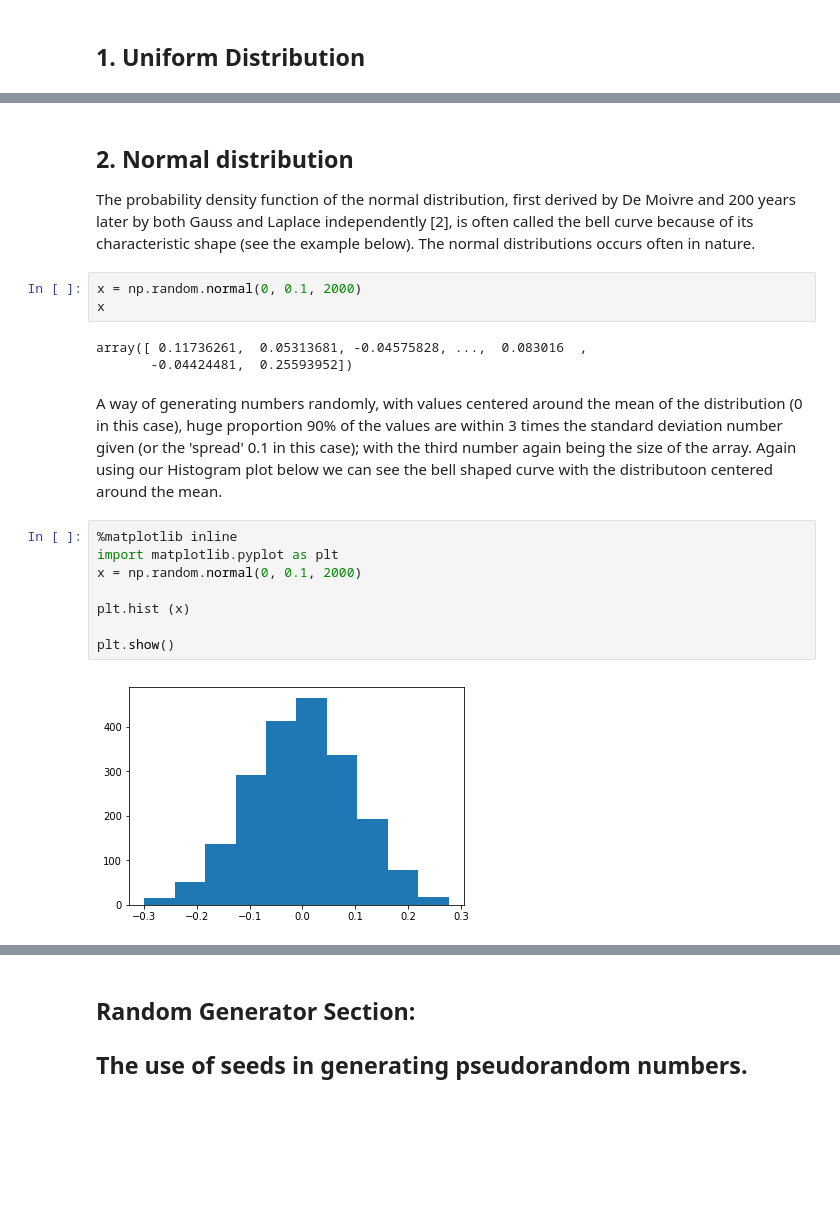
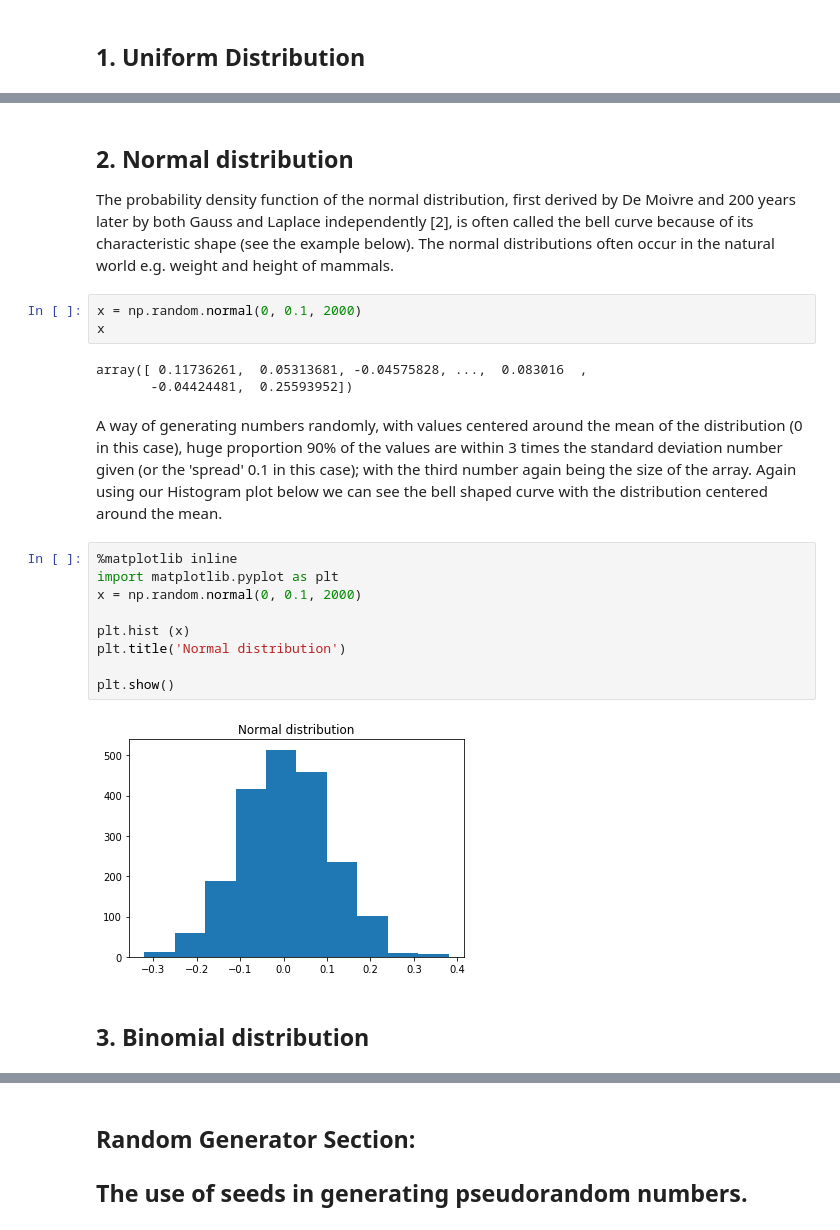
Before and after one commit to JulianConneely/Programming-for-Data-Analysis-Practical-Assignment, a Jupyter notebook: Numpy.Random package Analysis.ipynb, the cells around one changed output, grey strips where cells are left out. Cells and saved outputs as stored; diff of their text form; blank space fills up the shorter version.

Commit message:
added Binomial Distribution

```diff
--- a/Numpy.Random package Analysis.ipynb
+++ b/Numpy.Random package Analysis.ipynb
@@ -228,6 +228,6 @@ plt.show()
 # %% [markdown]
 ## 2. Normal distribution
-The probability density function of the normal distribution, first derived by De Moivre and 200 years later by both Gauss and Laplace independently [2], is often called the bell curve because of its characteristic shape (see the example below). The normal distributions occurs often in nature.
+The probability density function of the normal distribution, first derived by De Moivre and 200 years later by both Gauss and Laplace independently [2], is often called the bell curve because of its characteristic shape (see the example below). The normal distributions often occur in the natural world e.g. weight and height of mammals.
 # %%
 x = np.random.normal(0, 0.1, 2000)
 x
@@ -236,14 +236,17 @@ array([ 0.11736261,  0.05313681, -0.04575828, ...,  0.083016  ,
        -0.04424481,  0.25593952])
 # %% [markdown]
 A way of generating numbers randomly, with values centered around the mean of the distribution (0 in this case), huge proportion 90% of the values are within 3 times the standard deviation number given (or the 'spread' 0.1 in this case); with the third number again being the size of the array.
-Again using our Histogram plot below we can see the bell shaped curve with the distributoon centered around the mean.
+Again using our Histogram plot below we can see the bell shaped curve with the distribution centered around the mean.
 # %%
 %matplotlib inline
 import matplotlib.pyplot as plt
 x = np.random.normal(0, 0.1, 2000)
 
 plt.hist (x)
+plt.title('Normal distribution')
 
 plt.show()
 # %% [output]
-[figure, old version]
+[figure, new version]
+# %% [markdown]
+## 3. Binomial distribution
```
Also changed, not shown: parts of 15 cells of this notebook.
